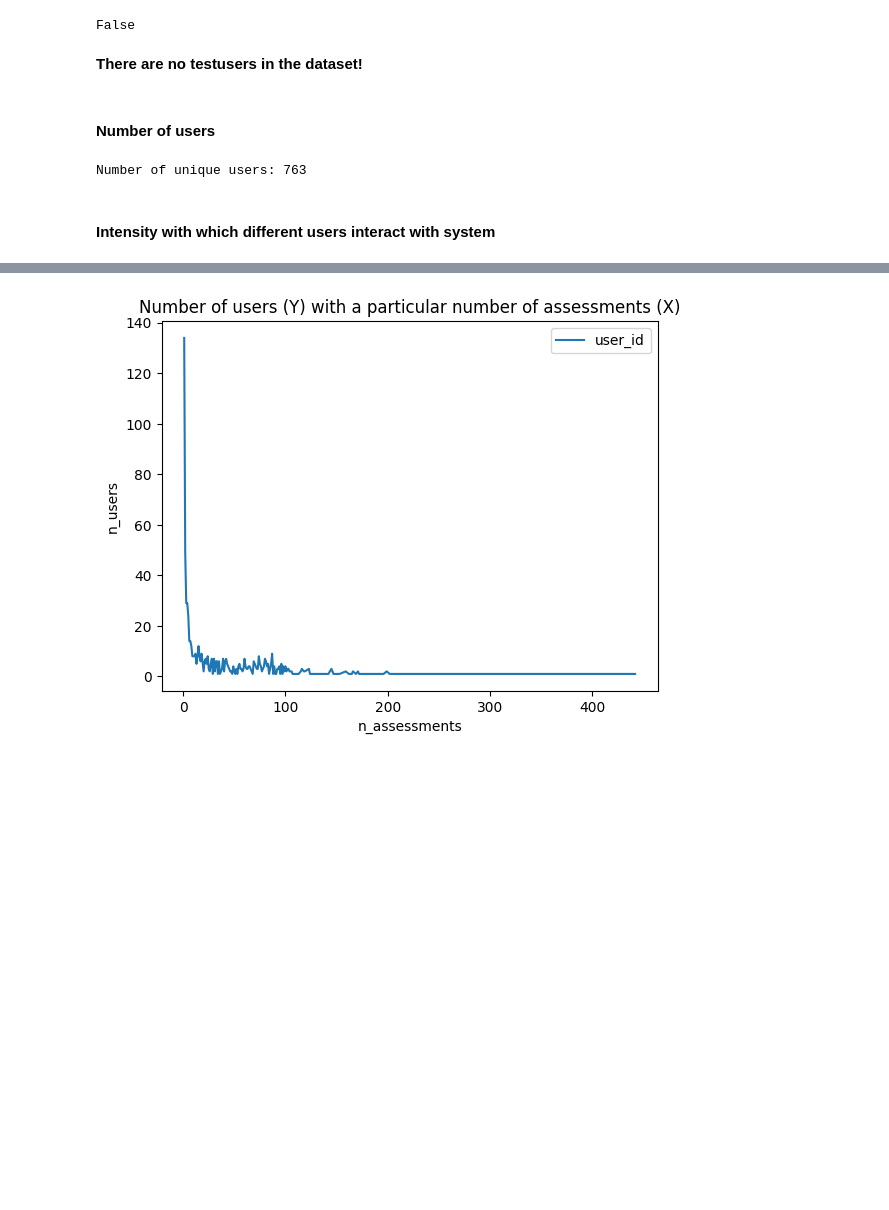
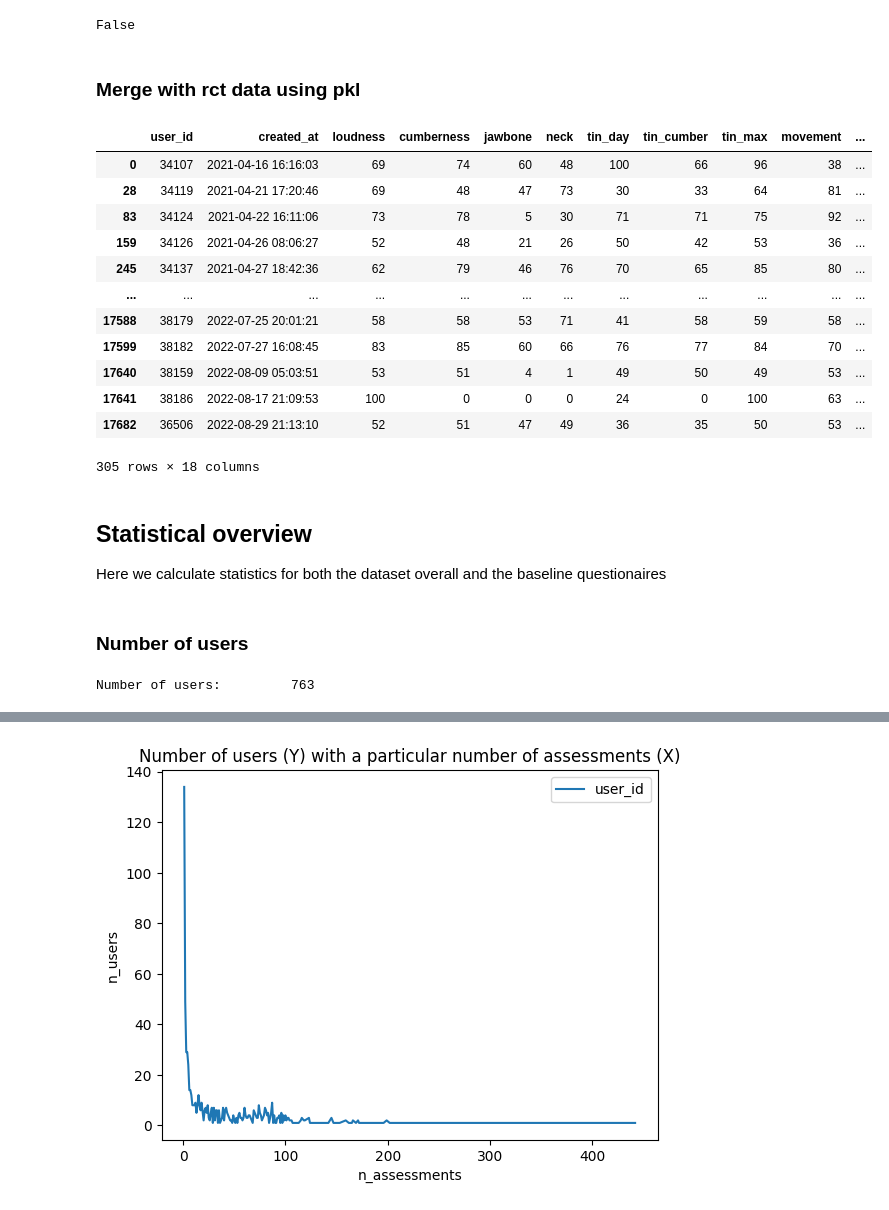
Before and after one commit to joa24jm/UsAs, a Jupyter notebook: src/d01_analysis/uniti.ipynb, the cells around one changed output, grey strips where cells are left out. Saved outputs shown, nothing was run; the diff lists cells and outputs as text; code cells hidden in the pictures; blank space fills up the shorter version.

```diff
--- a/src/d01_analysis/uniti.ipynb
+++ b/src/d01_analysis/uniti.ipynb
@@ -22,6 +25,7 @@ warnings.filterwarnings('ignore')
 # %%
 # read data
 uniti_raw = pd.read_csv("../../data/d01_raw/uniti/uniti_dataset_22.09.28.csv")
+uniti_external = pd.read_csv("../../data/d01_raw/uniti/uniti_rct_SOZ_data.csv")
 uniti_raw.head()
 # %% [output]
 |  | user_id | created_at | loudness | cumberness | jawbone | neck | tin_day | tin_cumber | tin_max | movement | ... |
@@ -38,5 +42,34 @@ s = uniti_raw.user_id<2101
 s.any()
 # %% [output]
 False
-# %% [markdown]
-**There are no testusers in the dataset!**
+# %% [markdown]
+### Merge with rct data using pkl
+# %%
+uniti_lookup = ''
+
+with open('../../data/d01_raw/uniti/ema_to_rct_dict.pkl', 'rb') as f:
+    data = pickle.load(f)
+    lookup = pd.DataFrame(list(data.items()), columns=['user_id', 'external_id'])
+
+    uniti_lookup = uniti_raw.merge(lookup, left_on='user_id', right_on='user_id')
+
+uniti_merged = uniti_lookup.merge(uniti_external, left_on='external_id', right_on='external_id')
+uniti_users = uniti_merged.drop_duplicates(subset=['user_id'])
+uniti_users
+# %% [output]
+|  | user_id | created_at | loudness | cumberness | jawbone | neck | tin_day | tin_cumber | tin_max | movement | ... |
+| 0 | 34107 | 2021-04-16 16:16:03 | 69 | 74 | 60 | 48 | 100 | 66 | 96 | 38 | ... |
+| 28 | 34119 | 2021-04-21 17:20:46 | 69 | 48 | 47 | 73 | 30 | 33 | 64 | 81 | ... |
+| 83 | 34124 | 2021-04-22 16:11:06 | 73 | 78 | 5 | 30 | 71 | 71 | 75 | 92 | ... |
+| 159 | 34126 | 2021-04-26 08:06:27 | 52 | 48 | 21 | 26 | 50 | 42 | 53 | 36 | ... |
+| 245 | 34137 | 2021-04-27 18:42:36 | 62 | 79 | 46 | 76 | 70 | 65 | 85 | 80 | ... |
+| ... | ... | ... | ... | ... | ... | ... | ... | ... | ... | ... | ... |
+| 17588 | 38179 | 2022-07-25 20:01:21 | 58 | 58 | 53 | 71 | 41 | 58 | 59 | 58 | ... |
+| 17599 | 38182 | 2022-07-27 16:08:45 | 83 | 85 | 60 | 66 | 76 | 77 | 84 | 70 | ... |
+| 17640 | 38159 | 2022-08-09 05:03:51 | 53 | 51 | 4 | 1 | 49 | 50 | 49 | 53 | ... |
+| 17641 | 38186 | 2022-08-17 21:09:53 | 100 | 0 | 0 | 0 | 24 | 0 | 100 | 63 | ... |
+| 17682 | 36506 | 2022-08-29 21:13:10 | 52 | 51 | 47 | 49 | 36 | 35 | 50 | 53 | ... |
+305 rows × 18 columns
+# %% [markdown]
+## Statistical overview
+Here we calculate statistics for both the dataset overall and the baseline questionaires
@@ -43,8 +79,7 @@ False
 # %% [markdown]
-#### Number of users
+### Number of users
 # %%
-print("Number of unique users:", uniti_raw.user_id.nunique())
+print("Number of users:\t", uniti_raw.user_id.nunique())
+result['n_users'] = uniti_raw.user_id.nunique()
 # %% [output]
-Number of unique users: 763
+Number of users:         763
-# %% [markdown]
-#### Intensity with which different users interact with system
```
Also changed, not shown: parts of 26 cells of this notebook, 8 other files.
